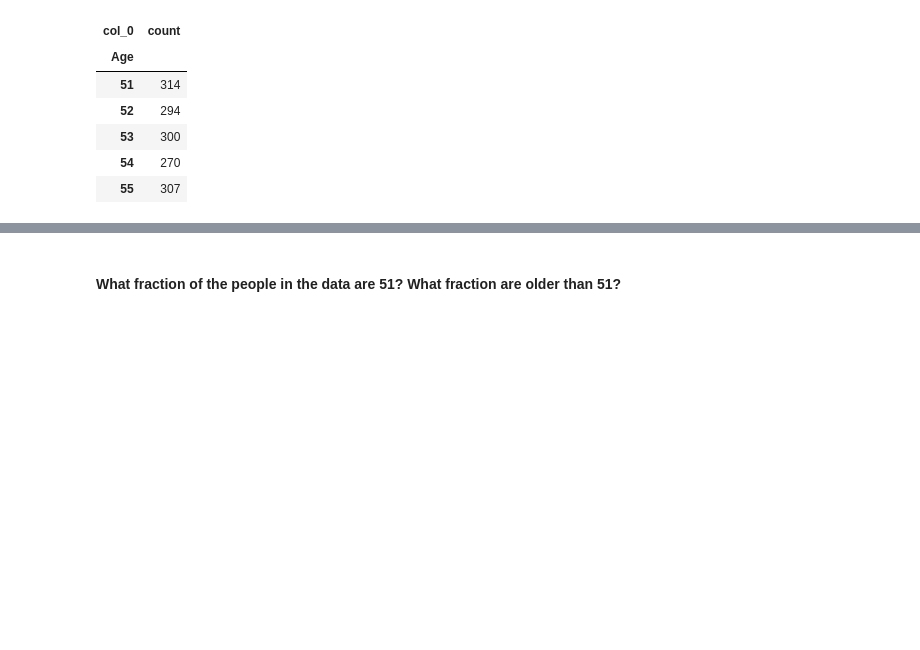
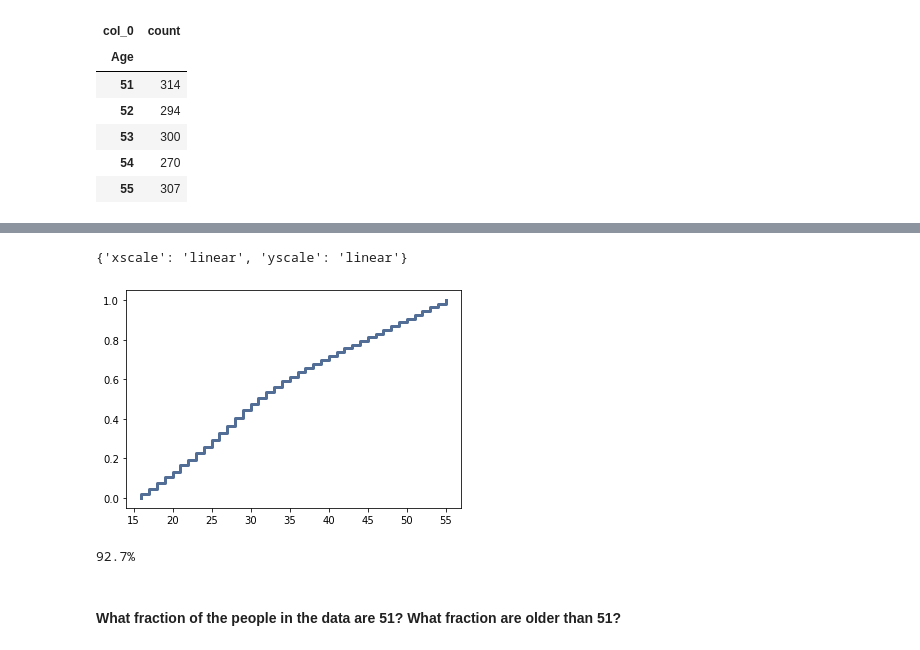
Before and after one commit to fadesere/BSIP_Assignment_1_Students, a Jupyter notebook: stats_asn_1_stud_temp.ipynb, the cells around one changed output, grey strips where cells are left out. Cells and saved outputs as stored; diff of their text form; code cells hidden in the pictures; blank space fills up the shorter version.

```diff
--- a/stats_asn_1_stud_temp.ipynb
+++ b/stats_asn_1_stud_temp.ipynb
@@ -186,6 +190,19 @@ df_freq2.tail()
 | 53 | 300 | 0.018759 | 1.9% | 96.4% |
 | 54 | 270 | 0.016883 | 1.7% | 98.1% |
 | 55 | 307 | 0.019197 | 1.9% | 100.0% |
+# %%
+#Create and show CDF of Age
+df_cdf = thinkstats2.Cdf(df['Age'])
+thinkplot.Cdf(df_cdf)
+# %% [output]
+{'xscale': 'linear', 'yscale': 'linear'}
+[figure, added]
+# %%
+df_cdf.Prob(51)
+#And if we want to see in in pretty printing
+print(str(round(df_cdf.Prob(51), 3)*100)+"%")
+# %% [output]
+92.7%
 # %% [markdown]
 #### What fraction of the people in the data are 51? What fraction are older than 51?
 # %%
```
Also changed, not shown: parts of 6 cells of this notebook.
